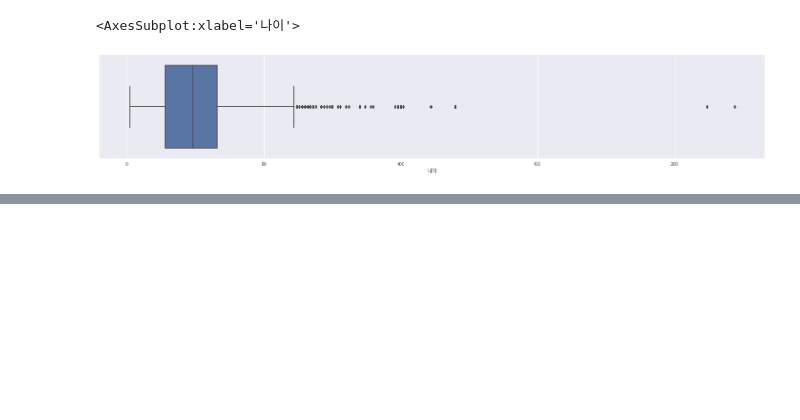
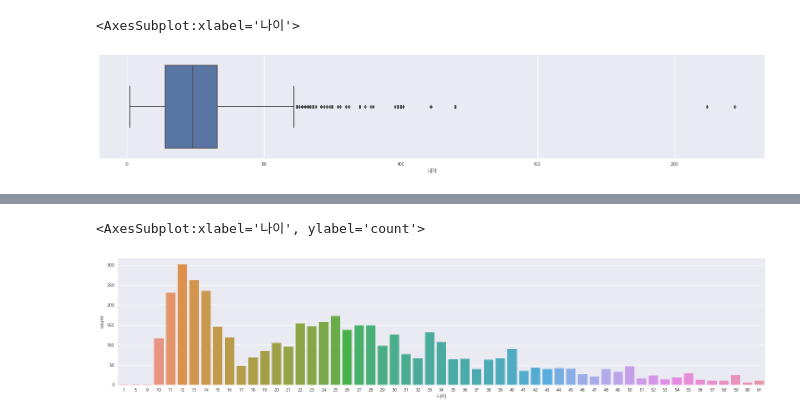
Before and after one commit to K-Final-Project/MZ-trend, a Jupyter notebook: EDA.ipynb, the cells around one changed output, grey strips where cells are left out. Saved outputs shown, nothing was run; the diff lists cells and outputs as text; code cells hidden in the pictures; blank space fills up the shorter version.

```diff
--- a/EDA.ipynb
+++ b/EDA.ipynb
@@ -275,0 +292,6 @@ df
+# %%
+plt.figure(figsize = (25,5))
+sns.countplot(df['나이'])
+# %% [output]
+<AxesSubplot:xlabel='나이', ylabel='count'>
+[figure, added]
```
Also changed, not shown: parts of 11 cells of this notebook.
